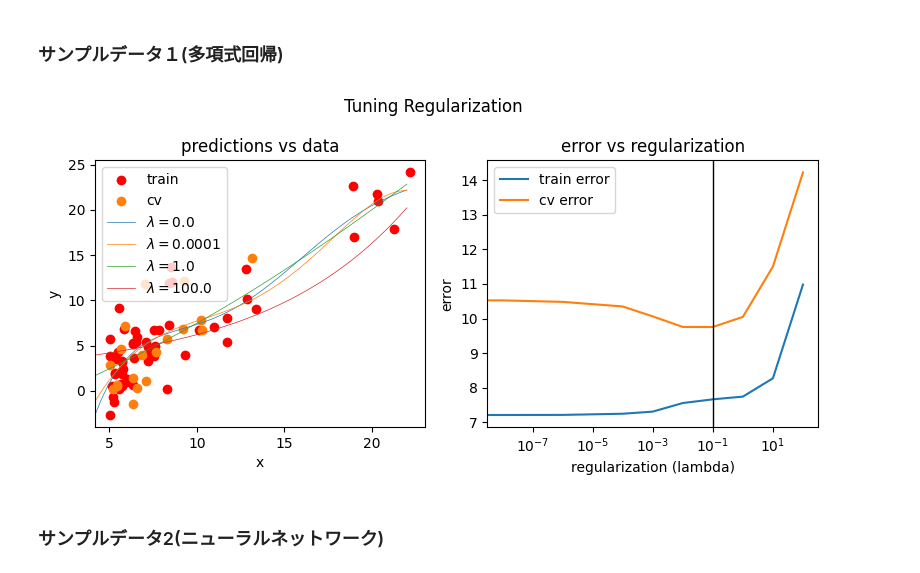
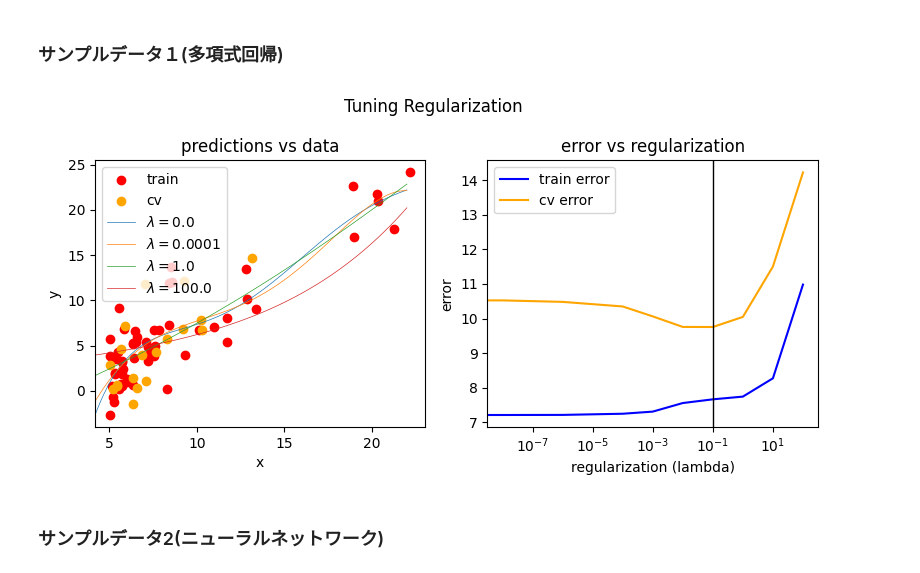
Before and after one commit to shin1300/machine_learning, a Jupyter notebook: regularization.ipynb, the cells around one changed output. Cells and saved outputs as stored; diff of their text form; code cells hidden in the pictures.

```diff
--- a/regularization.ipynb
+++ b/regularization.ipynb
@@ -64,37 +64,37 @@ fig.suptitle("Tuning Regularization",fontsize = 12)
 #比較表示(予測)
 ax[0].set_title("predictions vs data",fontsize = 12)
 ax[0].set_xlabel("x")
 ax[0].set_ylabel("y")
 
 ax[0].scatter(X_train, y_train, color = "red", label="train")
-ax[0].scatter(X_cv, y_cv, color = dlc["dlorange"], label="cv")
+ax[0].scatter(X_cv, y_cv, color = "orange", label="cv")
 
 ax[0].set_xlim(ax[0].get_xlim()) #後から追加する線のせいで軸が勝手に変わるのを防ぐ
 ax[0].set_ylim(ax[0].get_ylim()) #set(min,max)
 
 for i in (0,3,7,9):
     ax[0].plot(x, y_pred[:,i],  lw=0.5, label=f"$\lambda =${lambda_range[i]}")
 ax[0].legend()
 
 
 #比較表示(損失)
 ax[1].set_title("error vs regularization",fontsize = 12)
-ax[1].plot(lambda_range, err_train[:], label="train error", color = dlc["dlblue"])
-ax[1].plot(lambda_range, err_cv[:],    label="cv error",    color = dlc["dlorange"])
+ax[1].plot(lambda_range, err_train[:], label="train error", color = "blue")
+ax[1].plot(lambda_range, err_cv[:],    label="cv error",    color = "orange")
 ax[1].set_xscale('log') #x軸対数に
 ax[1].set_ylim(*ax[1].get_ylim())
 optimal_reg_idx = np.argmin(err_cv) #err_cvのmin
 opt_x = lambda_range[optimal_reg_idx]
 #垂直線(x,長さ,...)
 ax[1].vlines(opt_x, *ax[1].get_ylim(), color = "black", lw=1)
 
 ax[1].set_xlabel("regularization (lambda)")
 ax[1].set_ylabel("error")
 ax[1].legend(loc='upper left')
 plt.tight_layout()
 plt.show()
 # %% [output]
-[figure, old version]
+[figure, new version]
 # %% [markdown]
 ### サンプルデータ2(ニューラルネットワーク)
 # %%
```
Also changed, not shown: parts of 1 cell of this notebook, 11 other files.
